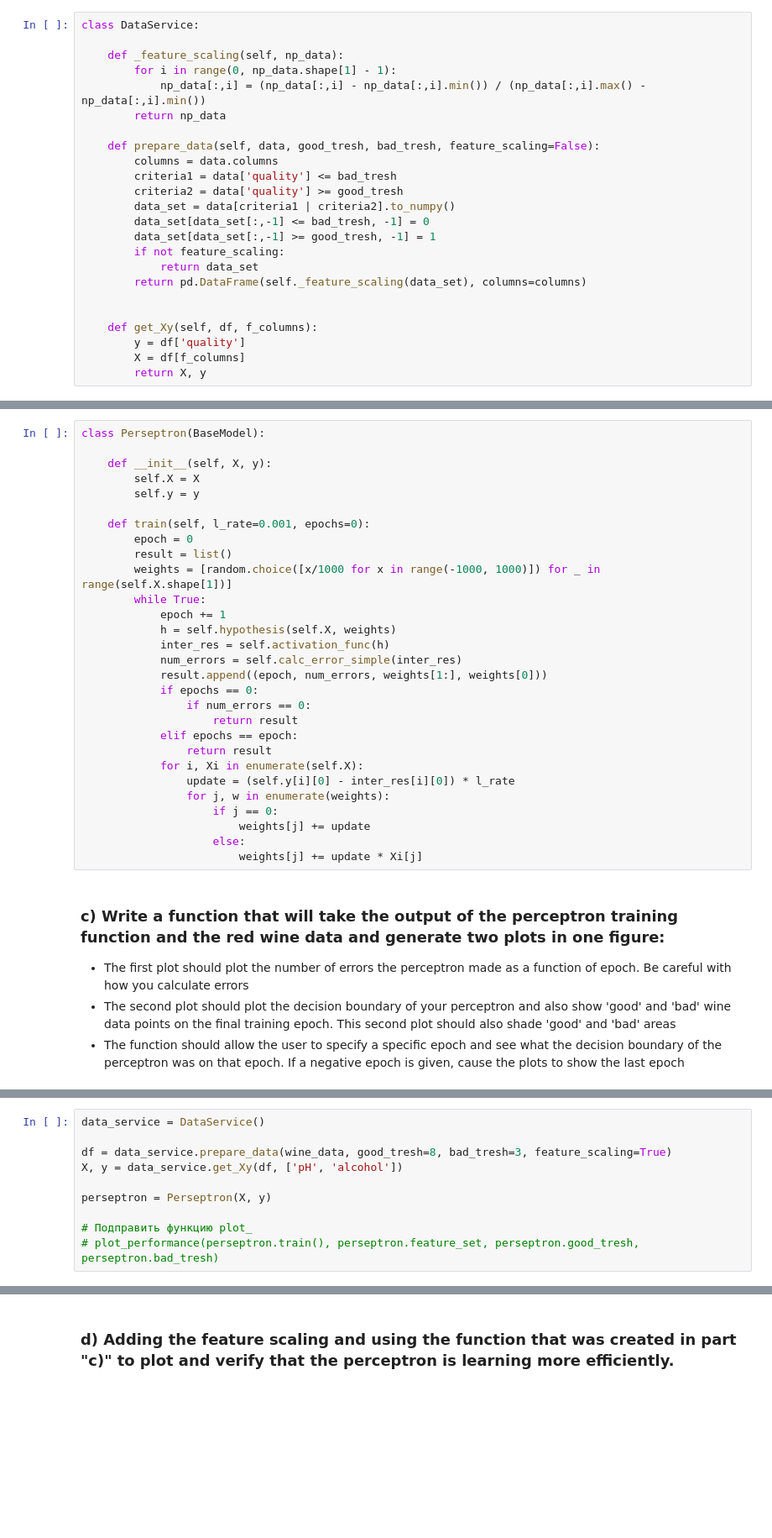
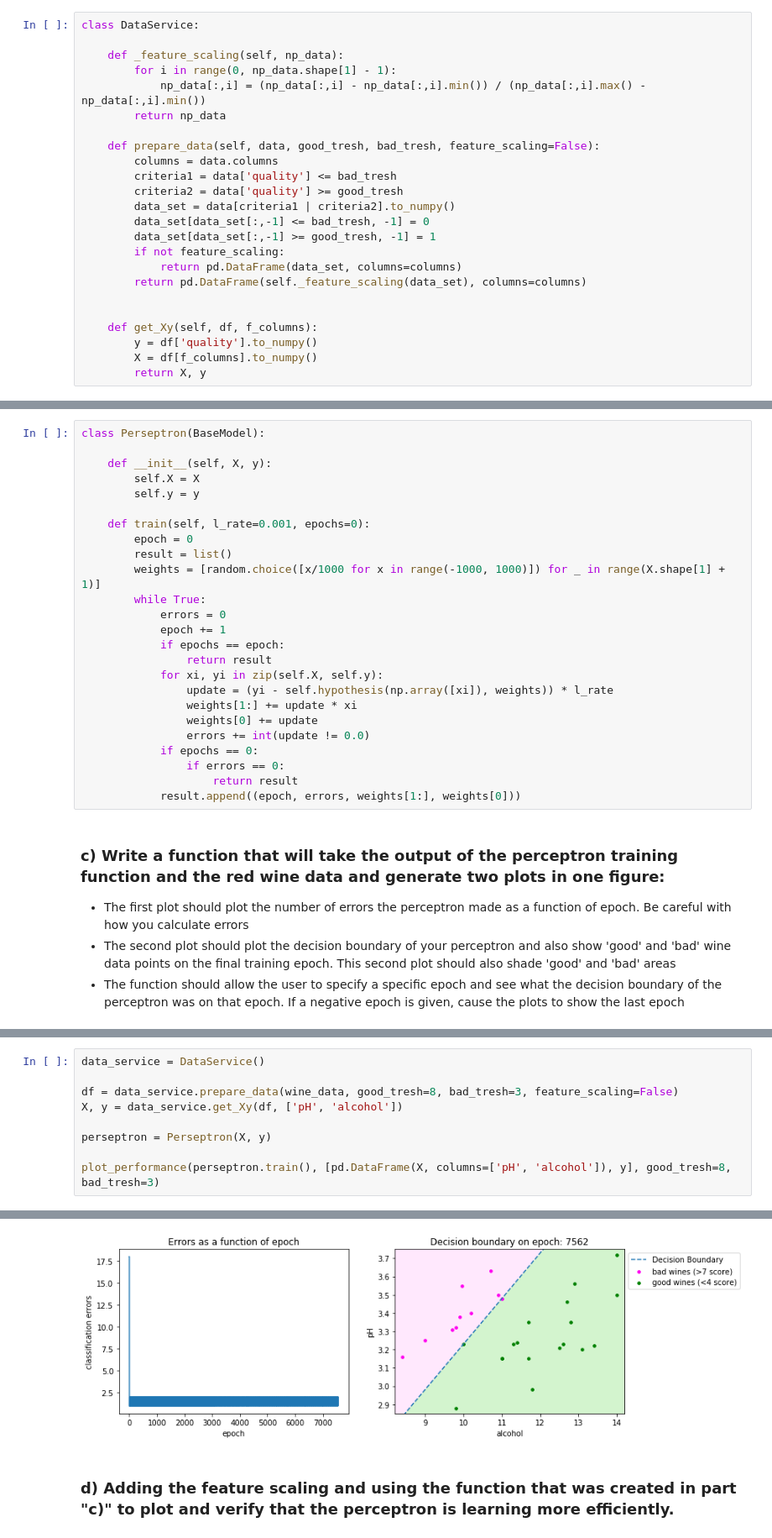
Before and after one commit to mx-crs/project_ft-sommelier, a Jupyter notebook: ft_sommelier.ipynb, the cells around one changed output, grey strips where cells are left out. Shown at 84% size. Cells and saved outputs as stored; diff of their text form; blank space fills up the shorter version.

Commit message:
simplified perseptron realisation. general refactoring

```diff
--- a/ft_sommelier.ipynb
+++ b/ft_sommelier.ipynb
@@ -185,13 +97,13 @@ class DataService:
         data_set[data_set[:,-1] <= bad_tresh, -1] = 0
         data_set[data_set[:,-1] >= good_tresh, -1] = 1
         if not feature_scaling:
-            return data_set
+            return pd.DataFrame(data_set, columns=columns)
         return pd.DataFrame(self._feature_scaling(data_set), columns=columns)
 
 
     def get_Xy(self, df, f_columns):
-        y = df['quality']
-        X = df[f_columns]
+        y = df['quality'].to_numpy()
+        X = df[f_columns].to_numpy()
         return X, y
 # %%
 class BaseModel:
@@ -251,25 +153,21 @@ class Perseptron(BaseModel):
     def train(self, l_rate=0.001, epochs=0):
         epoch = 0
         result = list()
-        weights = [random.choice([x/1000 for x in range(-1000, 1000)]) for _ in range(self.X.shape[1])]
+        weights = [random.choice([x/1000 for x in range(-1000, 1000)]) for _ in range(X.shape[1] + 1)]
         while True:
+            errors = 0
             epoch += 1
-            h = self.hypothesis(self.X, weights)
-            inter_res = self.activation_func(h)
-            num_errors = self.calc_error_simple(inter_res)
-            result.append((epoch, num_errors, weights[1:], weights[0]))
+            if epochs == epoch:
+                return result
+            for xi, yi in zip(self.X, self.y):
+                update = (yi - self.hypothesis(np.array([xi]), weights)) * l_rate
+                weights[1:] += update * xi
+                weights[0] += update
+                errors += int(update != 0.0)
             if epochs == 0:
-                if num_errors == 0:
+                if errors == 0:
                     return result
-            elif epochs == epoch:
-                return result
-            for i, Xi in enumerate(self.X):
-                update = (self.y[i][0] - inter_res[i][0]) * l_rate
-                for j, w in enumerate(weights):
-                    if j == 0:
-                        weights[j] += update
-                    else:
-                        weights[j] += update * Xi[j]
+            result.append((epoch, errors, weights[1:], weights[0]))
 # %% [markdown]
 ### c) Write a function that will take the output of the perceptron training function and the red wine data and generate two plots in one figure:
 
@@ -353,11 +240,10 @@ def plot_performance(performance, wine_data, good_tresh, bad_tresh, epoch=-1, sa
 # %%
 data_service = DataService()
 
-df = data_service.prepare_data(wine_data, good_tresh=8, bad_tresh=3, feature_scaling=True)
+df = data_service.prepare_data(wine_data, good_tresh=8, bad_tresh=3, feature_scaling=False)
 X, y = data_service.get_Xy(df, ['pH', 'alcohol'])
 
 perseptron = Perseptron(X, y)
 
-# Подправить функцию plot_
-# plot_performance(perseptron.train(), perseptron.feature_set, perseptron.good_tresh, perseptron.bad_tresh)
+plot_performance(perseptron.train(), [pd.DataFrame(X, columns=['pH', 'alcohol']), y], good_tresh=8, bad_tresh=3)
 # %% [output]
@@ -381,2 +250,3 @@ perseptron = Perseptron(X, y)
+[figure, added]
 # %% [markdown]
 ### d) Adding the feature scaling and using the function that was created in part "c)" to plot and verify that the perceptron is learning more efficiently.
```
Also changed, not shown: parts of 8 cells of this notebook.
